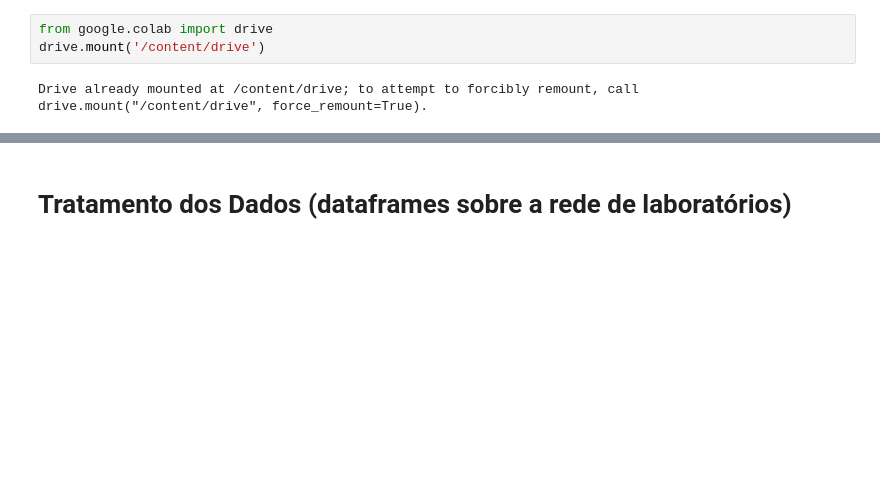
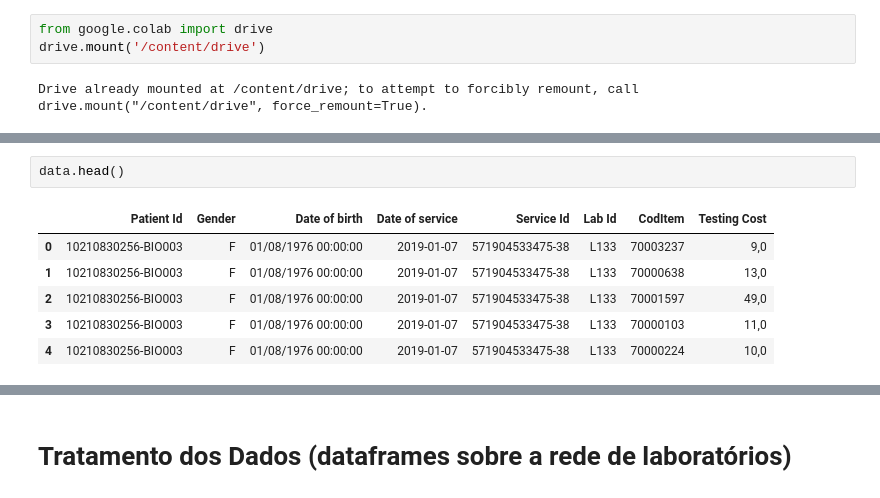
Before and after one commit to matheusbon/Case-Expansao-de-Uma-Rede-de-Laboratorios, a Jupyter notebook: Case_Rede_de_Laboratórios.ipynb, the cells around one changed output, grey strips where cells are left out. Saved outputs shown, nothing was run; the diff lists cells and outputs as text; blank space fills up the shorter version.

```diff
--- a/Case_Rede_de_Laboratórios.ipynb
+++ b/Case_Rede_de_Laboratórios.ipynb
@@ -90,0 +71,9 @@ data5 = pd.read_csv('/content/drive/MyDrive/Datasets_Elo/DemographicData_ZCTAs.c
+# %%
+data.head()
+# %% [output]
+|  | Patient Id | Gender | Date of birth | Date of service | Service Id | Lab Id | CodItem | Testing Cost |
+| 0 | 10210830256-BIO003 | F | 01/08/1976 00:00:00 | 2019-01-07 | 571904533475-38 | L133 | 70003237 | 9,0 |
+| 1 | 10210830256-BIO003 | F | 01/08/1976 00:00:00 | 2019-01-07 | 571904533475-38 | L133 | 70000638 | 13,0 |
+| 2 | 10210830256-BIO003 | F | 01/08/1976 00:00:00 | 2019-01-07 | 571904533475-38 | L133 | 70001597 | 49,0 |
+| 3 | 10210830256-BIO003 | F | 01/08/1976 00:00:00 | 2019-01-07 | 571904533475-38 | L133 | 70000103 | 11,0 |
+| 4 | 10210830256-BIO003 | F | 01/08/1976 00:00:00 | 2019-01-07 | 571904533475-38 | L133 | 70000224 | 10,0 |
```
Also changed, not shown: parts of 78 cells of this notebook.
